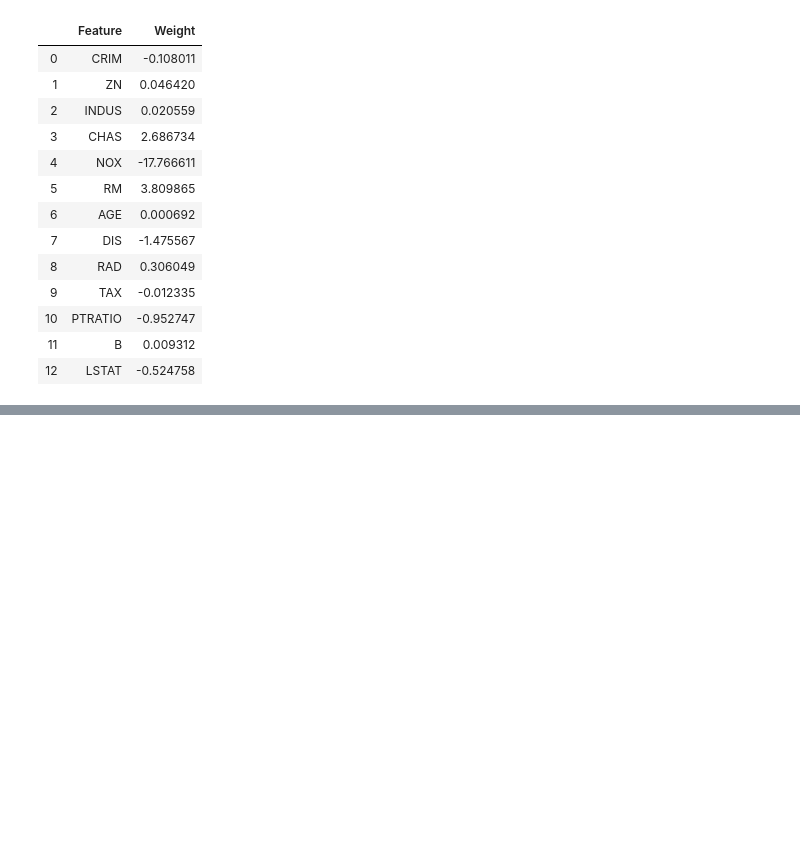
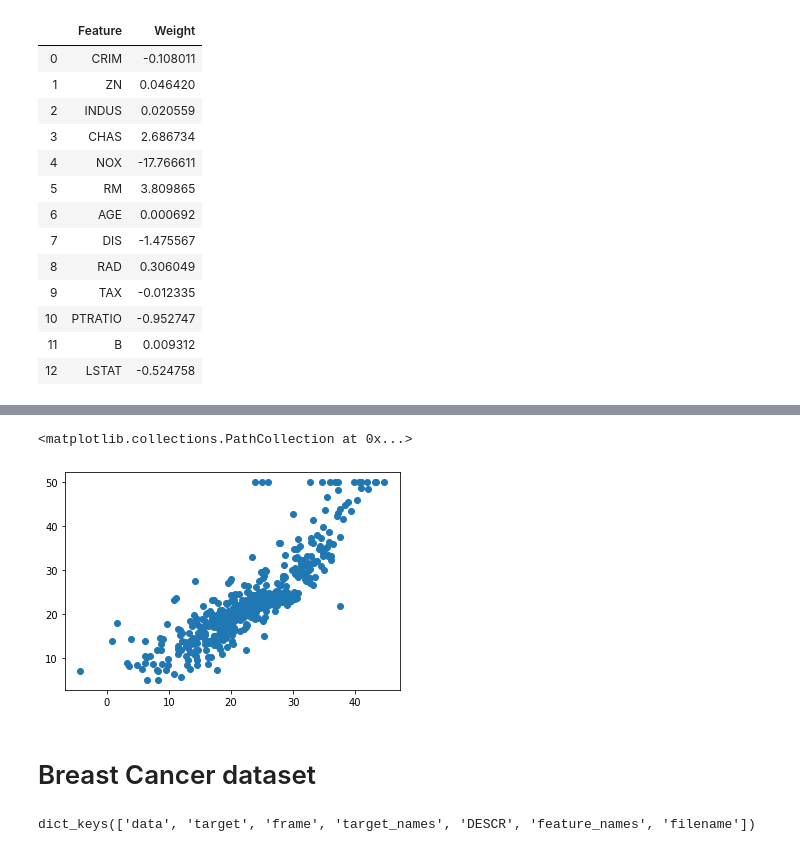
Before and after one commit to MuzaffarSoliyev/python_for_data_analysis, a Jupyter notebook: linear_models.ipynb, the cells around one changed output, grey strips where cells are left out. Saved outputs shown, nothing was run; the diff lists cells and outputs as text; code cells hidden in the pictures; blank space fills up the shorter version.

```diff
--- a/linear_models.ipynb
+++ b/linear_models.ipynb
@@ -51,3 +51,6 @@ feature_weight_df
 | 10 | PTRATIO | -0.952747 |
 | 11 | B | 0.009312 |
 | 12 | LSTAT | -0.524758 |
+# %%
+predicted = linear_regression.predict(boston.data)
+predicted[:10]
@@ -53,0 +71,13 @@ feature_weight_df
+# %%
+plt.figure(figsize=(6, 4))
+plt.scatter(predicted, boston.target)
+# %% [output]
+<matplotlib.collections.PathCollection at 0x...>
+[figure, added]
+# %% [markdown]
+# Breast Cancer dataset
+# %%
+cancer = datasets.load_breast_cancer()
+cancer.keys()
+# %% [output]
+dict_keys(['data', 'target', 'frame', 'target_names', 'DESCR', 'feature_names', 'filename'])
```
Also changed, not shown: parts of 9 cells of this notebook, 6 other files.
